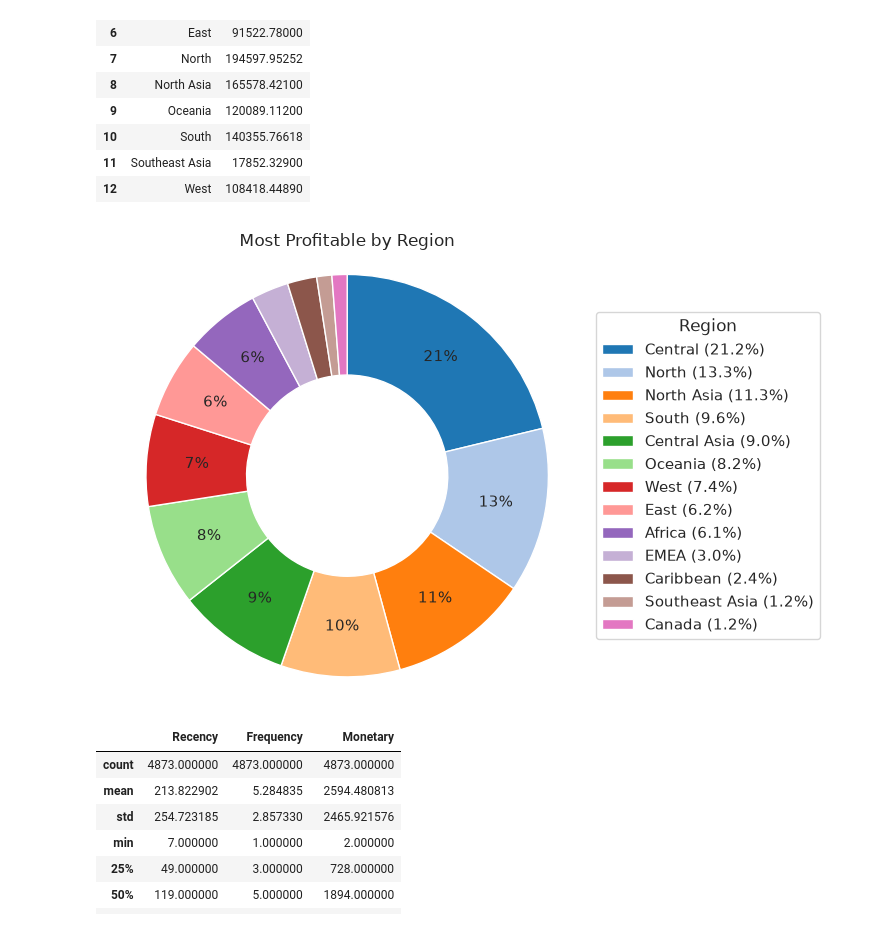
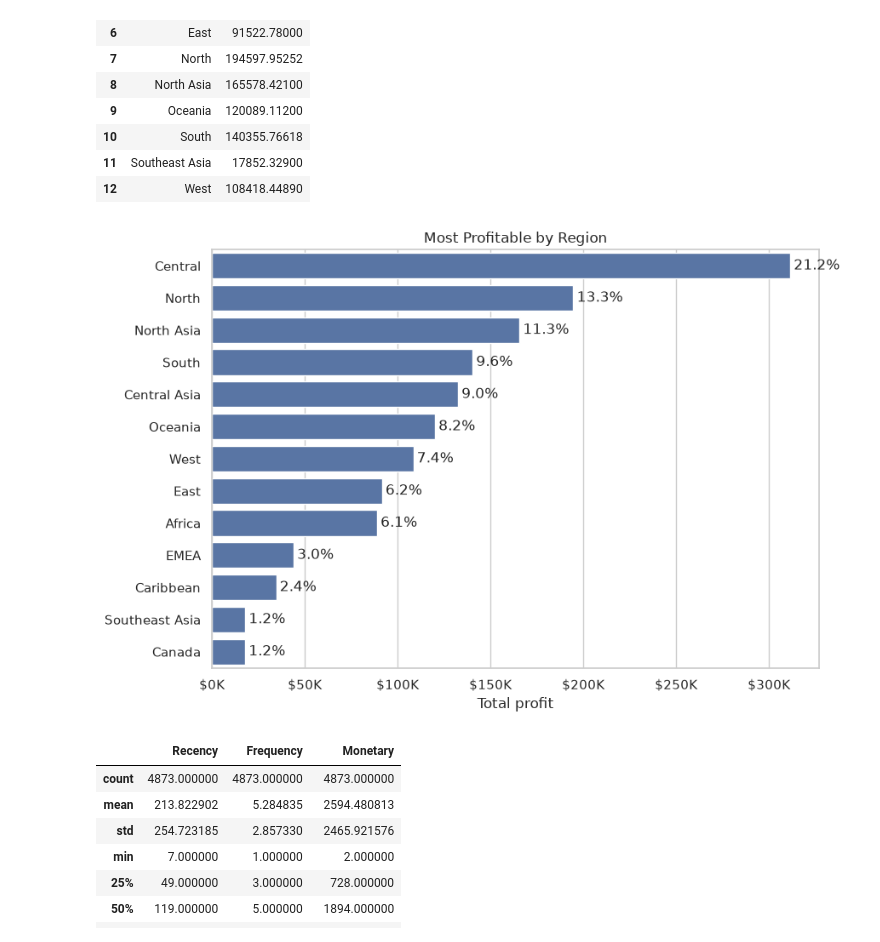
Before and after one commit to NathanWanjongkhum/super-store, a Jupyter notebook: notebooks/01-eda.ipynb, the cells around one changed output. Cells and saved outputs as stored; diff of their text form; code cells hidden in the pictures.

```diff
--- a/notebooks/01-eda.ipynb
+++ b/notebooks/01-eda.ipynb
@@ -102,31 +102,20 @@ region_analysis
 | 11 | Southeast Asia | 17852.32900 |
 | 12 | West | 108418.44890 |
 # %%
-# Sort so slices run largest to smallest clockwise from the top
-pie_data = region_analysis.sort_values('Profit', ascending=False)
-shares = pie_data.Profit / pie_data.Profit.sum() * 100
+# Sort so the most profitable region is on top
+bar_data = region_analysis.sort_values('Profit', ascending=False)
+shares = bar_data.Profit / bar_data.Profit.sum() * 100
 
-fig, ax = plt.subplots(figsize=(7.5, 5))
-wedges, texts, autotexts = ax.pie(
-    pie_data.Profit,
-    startangle=90,
-    counterclock=False,
-    colors=sns.color_palette('tab20', len(pie_data)),
-    # Hide labels on tiny slices; the legend shows every region's share
-    autopct=lambda pct: f'{pct:.0f}%' if pct >= 3 else '',
-    pctdistance=0.75,
-    wedgeprops=dict(width=0.5, edgecolor='white'),
-    textprops=dict(fontsize=11),
-)
-
-ax.legend(wedges, [f'{r} ({s:.1f}%)' for r, s in zip(pie_data.Region, shares)],
-          title='Region', loc='center left', bbox_to_anchor=(1, 0.5))
-ax.set_title('Most Profitable by Region')
-ax.axis('equal')
+fig, ax = plt.subplots(figsize=(9, 6))
+sns.barplot(data=bar_data, y='Region', x='Profit', color=sns.color_palette()[0], ax=ax)
+# Label each bar with the region's share of total profit
+ax.bar_label(ax.containers[0], labels=[f'{s:.1f}%' for s in shares], padding=3)
+ax.xaxis.set_major_formatter(lambda x, _: f'${x / 1000:,.0f}K')
+ax.set(title='Most Profitable by Region', xlabel='Total profit', ylabel='')
 plt.tight_layout()
 plt.show()
 # %% [output]
-[figure, old version]
+[figure, new version]
 # %%
 # RFM Analysis
 # Customer ID is per market (same person has a different ID in each market),
```
Also changed, not shown: parts of 1 cell of this notebook, 3 other files.
